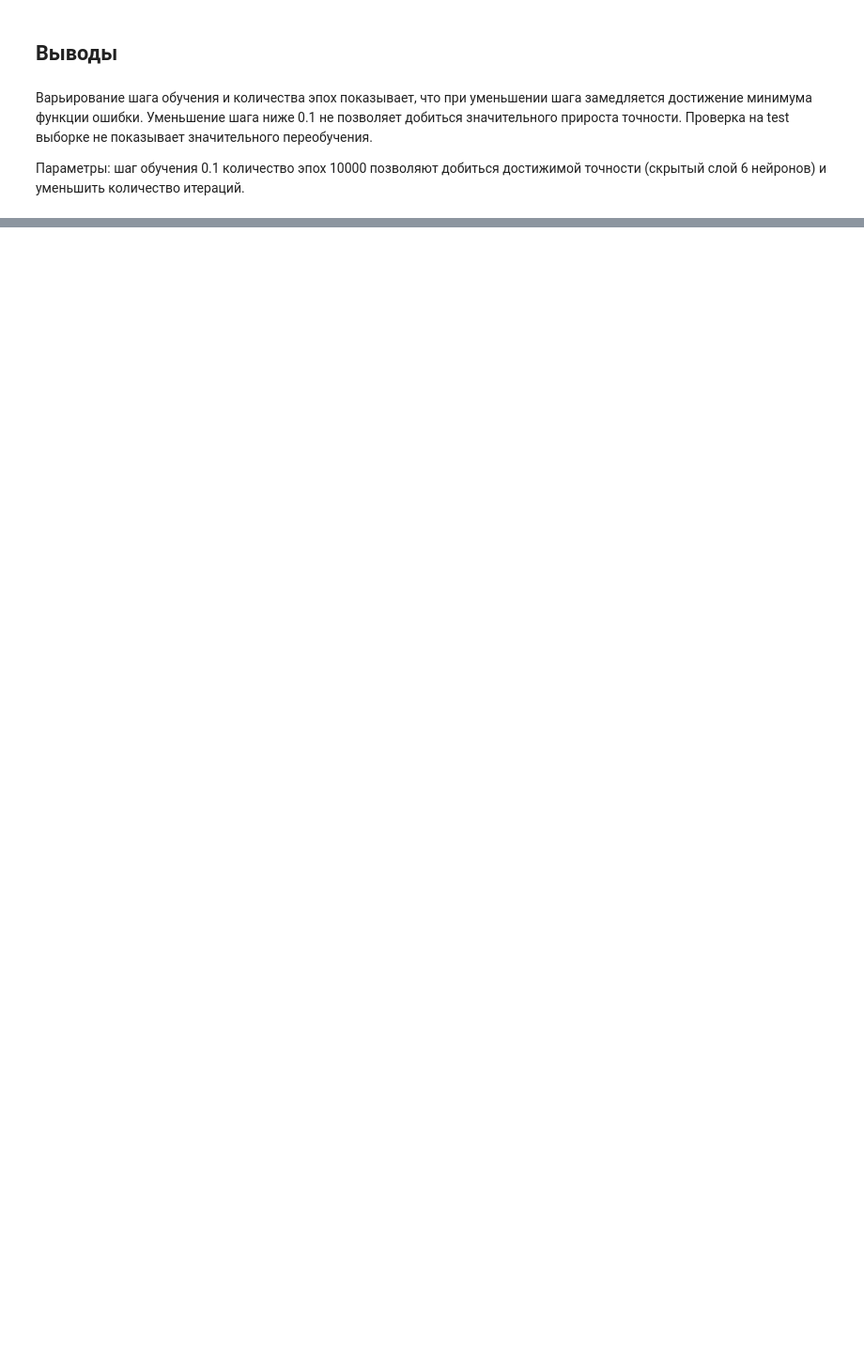
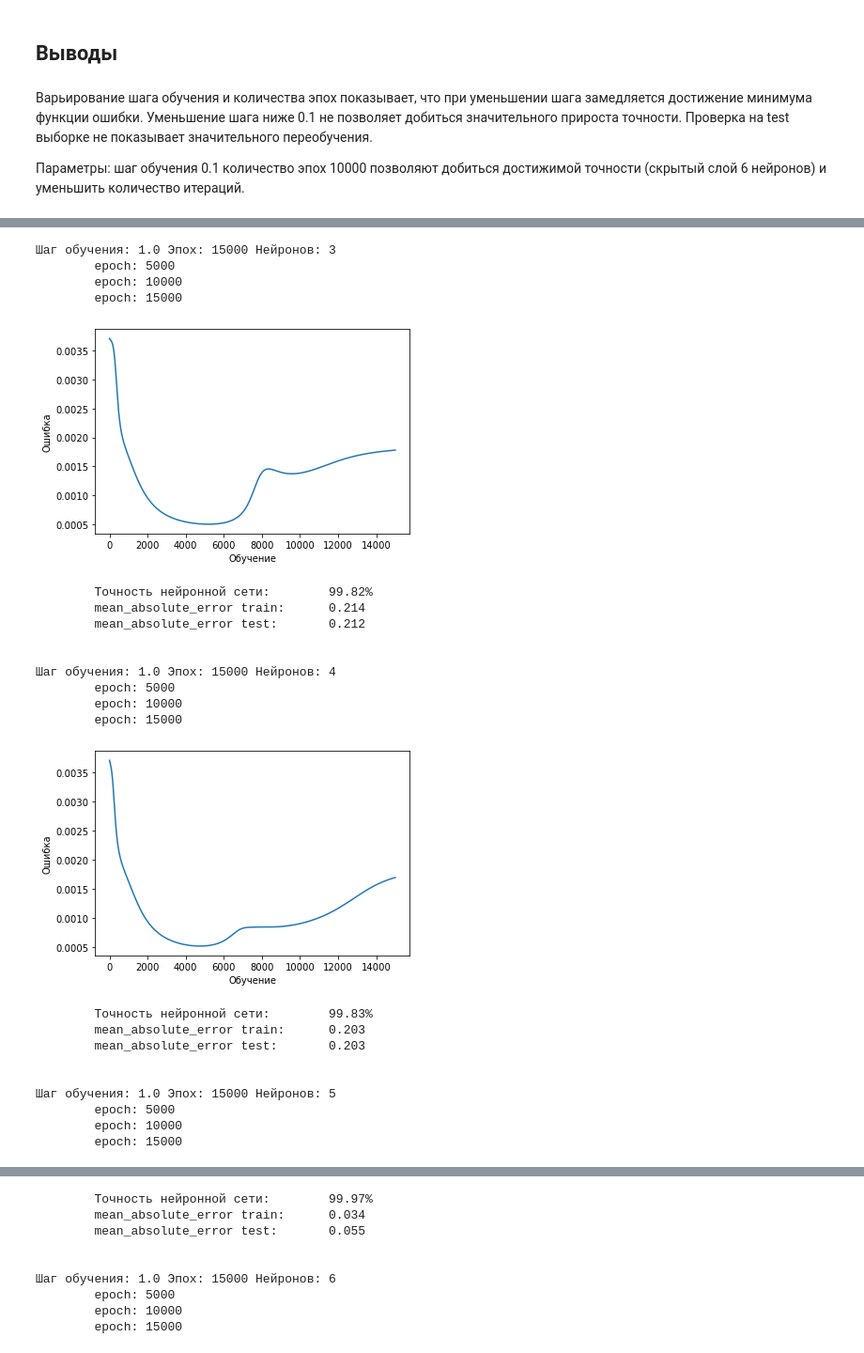
Before and after one commit to VitalyGladyshev/NeuroN, a Jupyter notebook: HW_01_GlVV.ipynb, the cells around one changed output, grey strips where cells are left out. Shown at 94% size. Saved outputs shown, nothing was run; the diff lists cells and outputs as text; code cells hidden in the pictures; blank space fills up the shorter version.

```diff
--- a/HW_01_GlVV.ipynb
+++ b/HW_01_GlVV.ipynb
@@ -353,0 +361,4 @@ print(f"\tmean_absolute_error test:\t{mean_absolute_error(y_test, pr_ts):.3f}\n\
+# %%
+def softmax(x):
+    temp = np.exp(x)
+    return temp / np.sum(temp, axis=1, keepdims=True)
@@ -353,0 +397,3 @@ print(f"\tmean_absolute_error test:\t{mean_absolute_error(y_test, pr_ts):.3f}\n\
+# %%
+errors = []
+errors, accuracy, w0_tr, w1_tr = two_layer_nn_learning_softmax()
@@ -353,0 +421,6 @@ print(f"\tmean_absolute_error test:\t{mean_absolute_error(y_test, pr_ts):.3f}\n\
+# %%
+def two_layer_nn_predict_softmax(x, w0, w1):
+    layer0 = x
+    layer1 = sigmoid(np.dot(layer0, w0))
+    layer2 = softmax(np.dot(layer1, w1))
+    return layer2
@@ -353,0 +438,46 @@ print(f"\tmean_absolute_error test:\t{mean_absolute_error(y_test, pr_ts):.3f}\n\
+# %%
+iteration = 3
+lrl = np.logspace(0, -2, iteration)
+ep = [15000, 55000, 350000]
+neuron_number = [3, 4, 5, 6, 9]
+
+for i in range(0, iteration):
+    for n in neuron_number:
+        print(f"Шаг обучения: {lrl[i]} Эпох: {ep[i]} Нейронов: {n}")
+        errors = []
+        errors, accuracy, w0_tr, w1_tr = two_layer_nn_learning_softmax(lr=lrl[i], epoch=ep[i], n_number=n)
+        plt.plot(errors)
+        plt.xlabel('Обучение')
+        plt.ylabel('Ошибка')
+        plt.show()
+
+        print("\tТочность нейронной сети:\t" + str(round(accuracy,2)) + "%")
+        pr_tr = two_layer_nn_predict_softmax(X_train, w0_tr, w1_tr)
+        print(f"\tmean_absolute_error train:\t{mean_absolute_error(y_train, pr_tr):.3f}")
+        pr_ts = two_layer_nn_predict_softmax(X_test, w0_tr, w1_tr)
+        print(f"\tmean_absolute_error test:\t{mean_absolute_error(y_test, pr_ts):.3f}\n\n")
+# %% [output]
+Шаг обучения: 1.0 Эпох: 15000 Нейронов: 3
+        epoсh: 5000
+        epoсh: 10000
+        epoсh: 15000
+[figure, added]
+        Точность нейронной сети:        99.82%
+        mean_absolute_error train:      0.214
+        mean_absolute_error test:       0.212
+
+
+Шаг обучения: 1.0 Эпох: 15000 Нейронов: 4
+        epoсh: 5000
+        epoсh: 10000
+        epoсh: 15000
+[figure, added]
+        Точность нейронной сети:        99.83%
+        mean_absolute_error train:      0.203
+        mean_absolute_error test:       0.203
+
+
+Шаг обучения: 1.0 Эпох: 15000 Нейронов: 5
+        epoсh: 5000
+        epoсh: 10000
+        epoсh: 15000
@@ -353,0 +485,9 @@ print(f"\tmean_absolute_error test:\t{mean_absolute_error(y_test, pr_ts):.3f}\n\
+        Точность нейронной сети:        99.97%
+        mean_absolute_error train:      0.034
+        mean_absolute_error test:       0.055
+
+
+Шаг обучения: 1.0 Эпох: 15000 Нейронов: 6
+        epoсh: 5000
+        epoсh: 10000
+        epoсh: 15000
```
Also changed, not shown: parts of 19 cells of this notebook.
